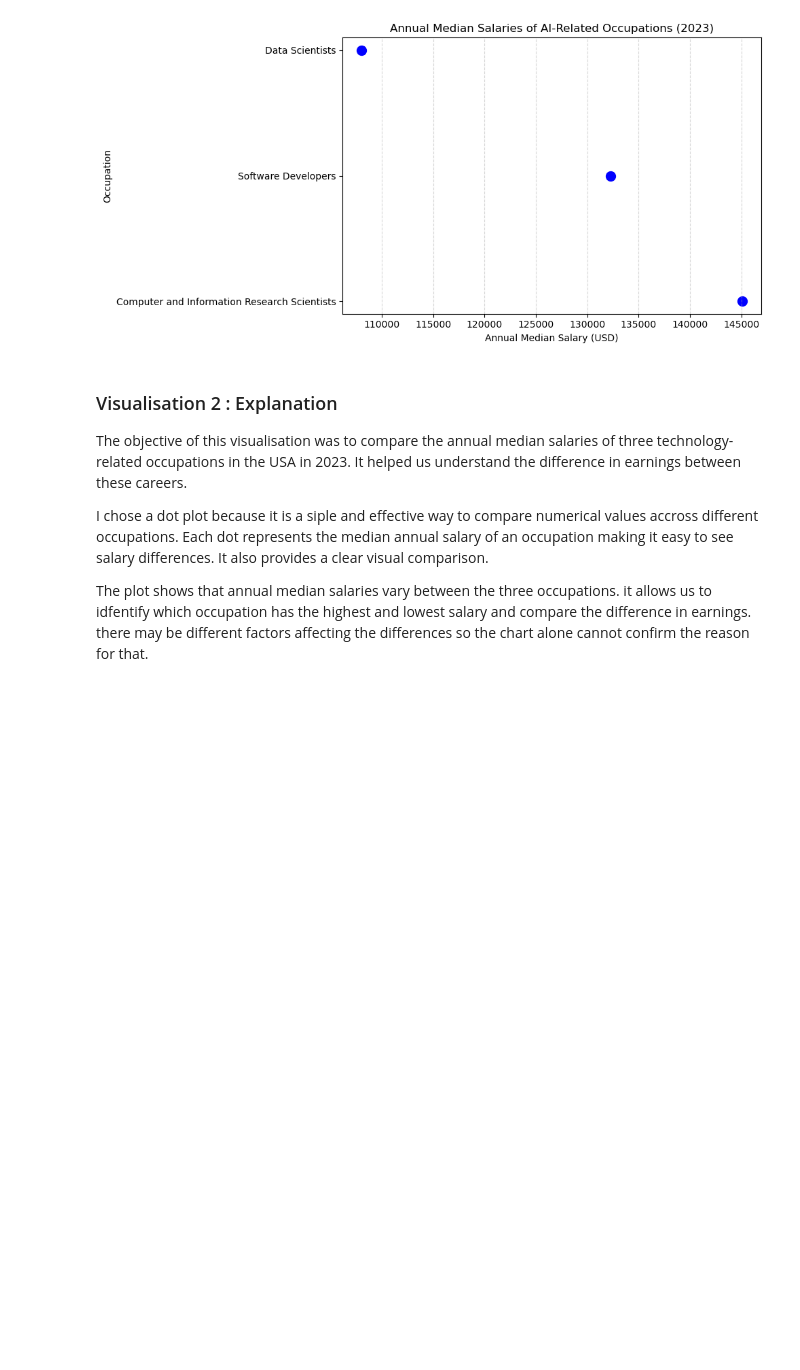
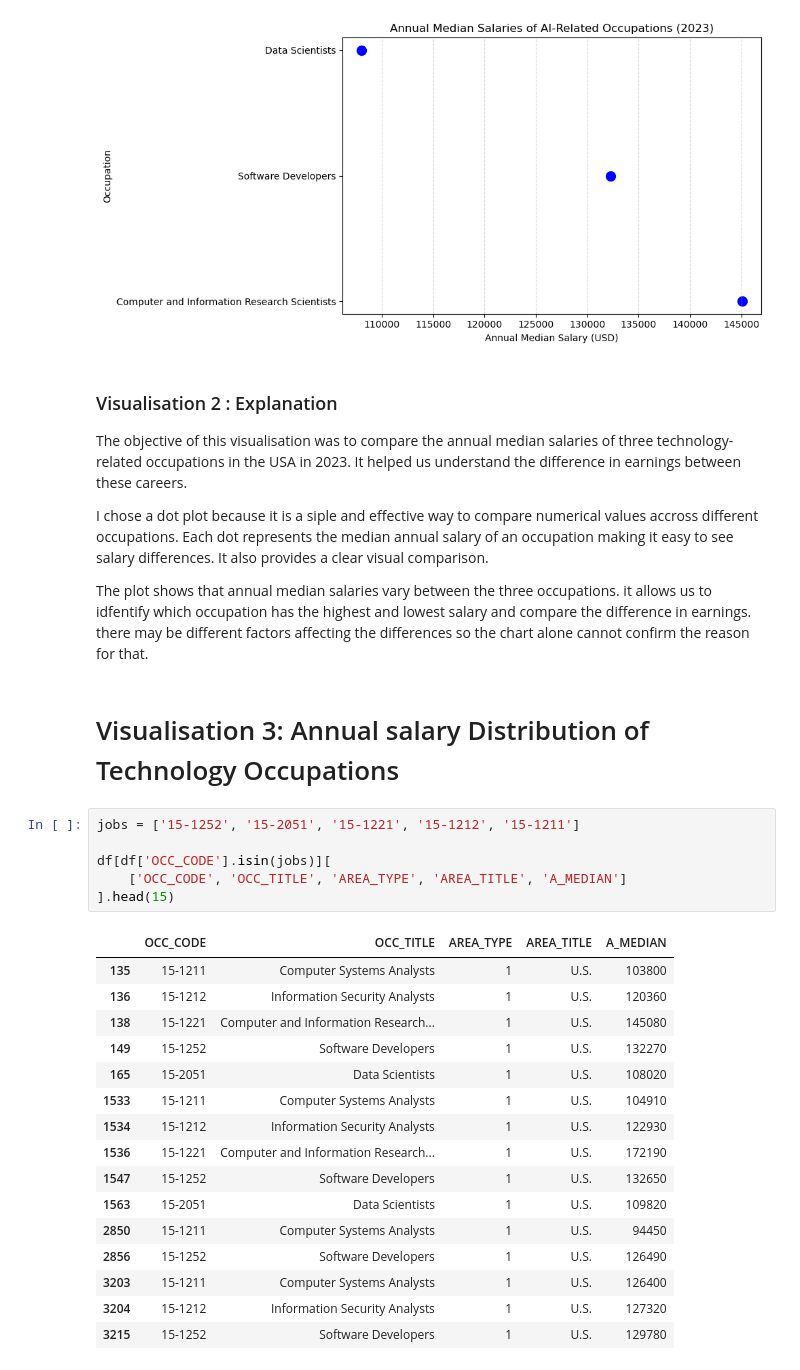
Before and after one commit to Aayusho/Data-Visualisation-and-Communication-CA1, a Jupyter notebook: Ca1 Data_vis_and_comm.ipynb, the cells around one changed output. Cells and saved outputs as stored; diff of their text form; blank space fills up the shorter version.

```diff
--- a/Ca1 Data_vis_and_comm.ipynb
+++ b/Ca1 Data_vis_and_comm.ipynb
@@ -304,3 +304,28 @@ The objective of this visualisation was to compare the annual median salaries of
 I chose a dot plot because it is a siple and effective way to compare numerical values accross different occupations. Each dot represents the median annual salary of an occupation making it easy to see salary differences. It also provides a clear visual comparison.
 
 The plot shows that annual median salaries vary between the three occupations. it allows us to idfentify which occupation has the highest and lowest salary and compare the difference in earnings. there may be different factors affecting the differences so the chart alone cannot confirm the reason for that.
+# %% [markdown]
+# Visualisation 3: Annual salary Distribution of Technology Occupations
+# %%
+jobs = ['15-1252', '15-2051', '15-1221', '15-1212', '15-1211']
+
+df[df['OCC_CODE'].isin(jobs)][
+    ['OCC_CODE', 'OCC_TITLE', 'AREA_TYPE', 'AREA_TITLE', 'A_MEDIAN']
+].head(15)
+# %% [output]
+|  | OCC_CODE | OCC_TITLE | AREA_TYPE | AREA_TITLE | A_MEDIAN |
+| 135 | 15-1211 | Computer Systems Analysts | 1 | U.S. | 103800 |
+| 136 | 15-1212 | Information Security Analysts | 1 | U.S. | 120360 |
+| 138 | 15-1221 | Computer and Information Research... | 1 | U.S. | 145080 |
+| 149 | 15-1252 | Software Developers | 1 | U.S. | 132270 |
+| 165 | 15-2051 | Data Scientists | 1 | U.S. | 108020 |
+| 1533 | 15-1211 | Computer Systems Analysts | 1 | U.S. | 104910 |
+| 1534 | 15-1212 | Information Security Analysts | 1 | U.S. | 122930 |
+| 1536 | 15-1221 | Computer and Information Research... | 1 | U.S. | 172190 |
+| 1547 | 15-1252 | Software Developers | 1 | U.S. | 132650 |
+| 1563 | 15-2051 | Data Scientists | 1 | U.S. | 109820 |
+| 2850 | 15-1211 | Computer Systems Analysts | 1 | U.S. | 94450 |
+| 2856 | 15-1252 | Software Developers | 1 | U.S. | 126490 |
+| 3203 | 15-1211 | Computer Systems Analysts | 1 | U.S. | 126400 |
+| 3204 | 15-1212 | Information Security Analysts | 1 | U.S. | 127320 |
+| 3215 | 15-1252 | Software Developers | 1 | U.S. | 129780 |
```
Also changed, not shown: parts of 16 cells of this notebook.
